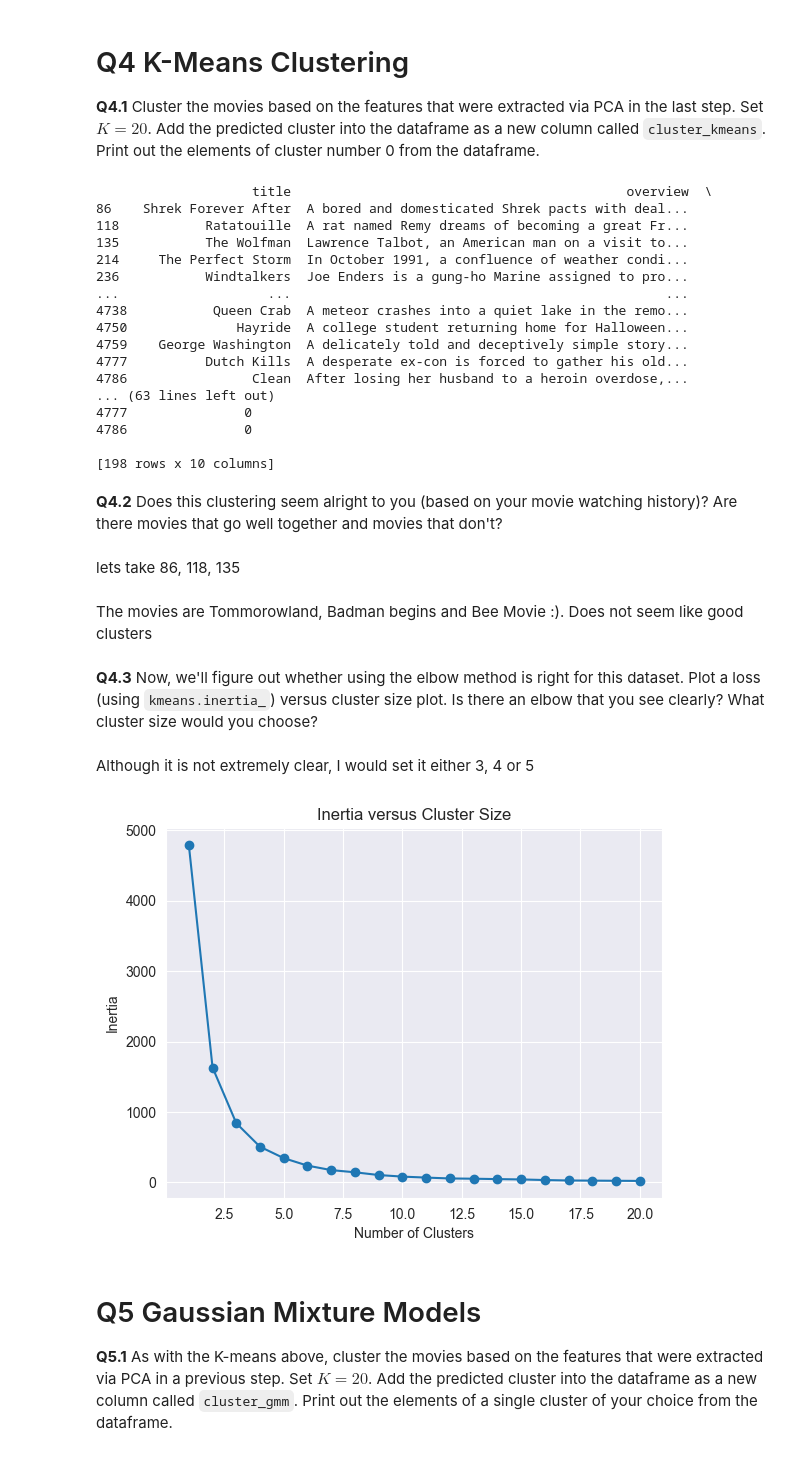
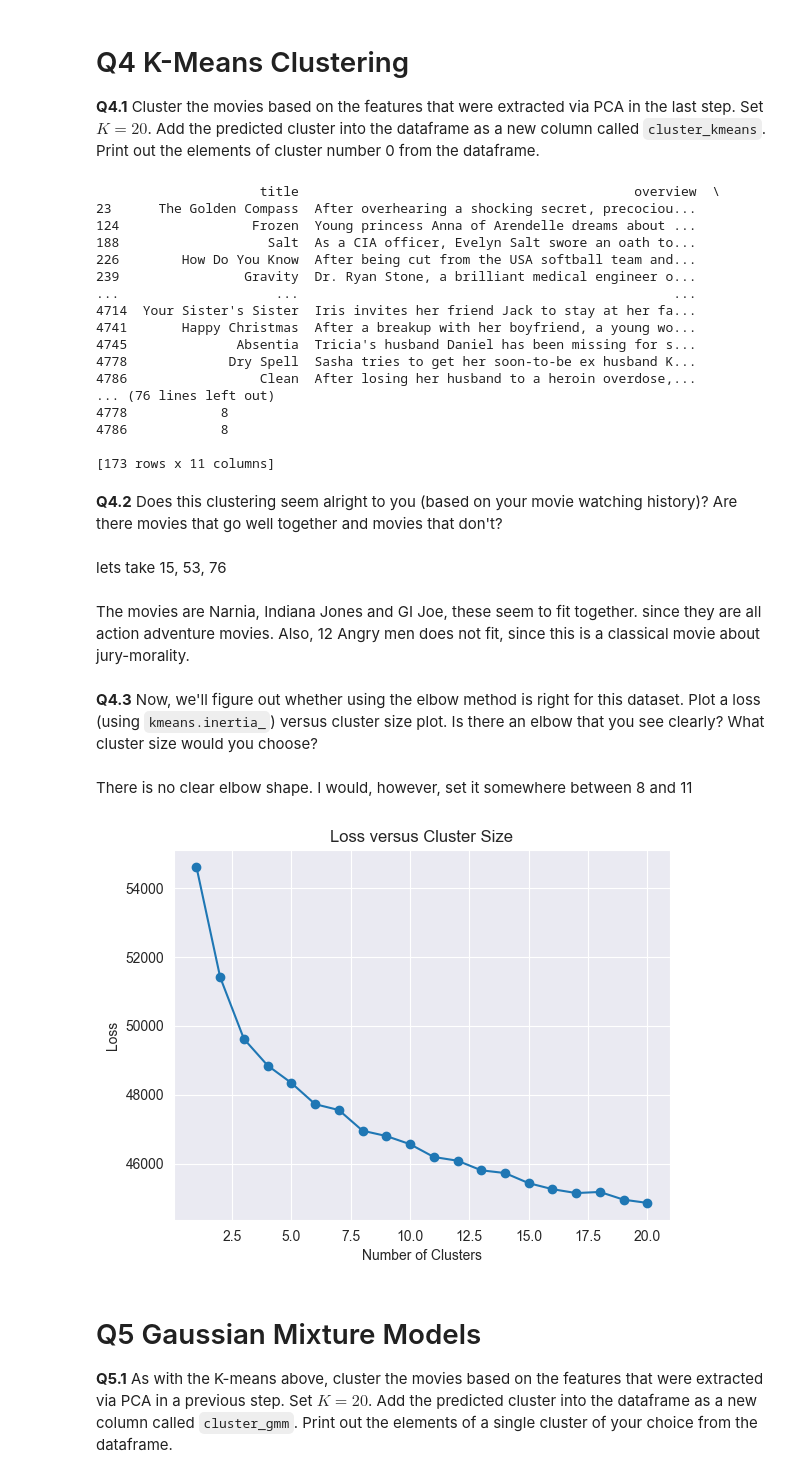
Before and after one commit to Marijnop/Assignments, a Jupyter notebook: Assignment 3 - Empty (1).ipynb, the cells around one changed output. Drawn from its saved outputs; the diff is of its cells as text; code cells hidden in the pictures.

```diff
--- a/Assignment 3 - Empty (1).ipynb
+++ b/Assignment 3 - Empty (1).ipynb
@@ -381,10 +386,10 @@ Number of principal components needed to explain 80% of the total variance: 1
 # %% [markdown]
 **Q3.6** Using the number of dimensions you found in Q3.5, fit and transform your overview encodings using PCA and add it to a new column called `overview_pca` in the dataframe.
 # %%
-n_dims = 1
+n_dims = 1227
 pca = PCA(n_components=n_dims)
 labels_pca = pca.fit_transform(df['one_hot_overview'].tolist())
-df["overview_pca"] = labels_pca
+df["overview_pca"] = labels_pca.tolist()
 df
 # %% [output]
 |  | title | overview | genres | proc_genres | one_hot_genres | proc_overview | overview_len | ... |
@@ -409,10 +414,10 @@ df
 from sklearn.cluster import KMeans
 
 # Perform K-means clustering
-kmeans = KMeans(n_clusters=20, random_state=42)
+kmeans = KMeans(n_clusters=20)
 
 # Reshape overview_pca data to 2D array
-overview_pca_2d = np.array(df['overview_pca'].tolist()).reshape(-1, 1)
+overview_pca_2d = df['overview_pca'].tolist()
 
 # Fit the KMeans model
 kmeans.fit(overview_pca_2d)
@@ -427,53 +432,53 @@ df["cluster_kmeans"] = y_preds
 cluster_0 = df[df["cluster_kmeans"] == 0]
 print(cluster_0)
 # %% [output]
-                    title                                           overview  \
-86    Shrek Forever After  A bored and domesticated Shrek pacts with deal...
-118           Ratatouille  A rat named Remy dreams of becoming a great Fr...
-135           The Wolfman  Lawrence Talbot, an American man on a visit to...
-214     The Perfect Storm  In October 1991, a confluence of weather condi...
-236           Windtalkers  Joe Enders is a gung-ho Marine assigned to pro...
-...                   ...                                                ...
-4738           Queen Crab  A meteor crashes into a quiet lake in the remo...
-4750              Hayride  A college student returning home for Halloween...
-4759    George Washington  A delicately told and deceptively simple story...
-4777          Dutch Kills  A desperate ex-con is forced to gather his old...
-4786                Clean  After losing her husband to a heroin overdose,...
-... (63 lines left out)
-4777               0
-4786               0
+                     title                                           overview  \
+23      The Golden Compass  After overhearing a shocking secret, precociou...
+124                 Frozen  Young princess Anna of Arendelle dreams about ...
+188                   Salt  As a CIA officer, Evelyn Salt swore an oath to...
+226        How Do You Know  After being cut from the USA softball team and...
+239                Gravity  Dr. Ryan Stone, a brilliant medical engineer o...
+...                    ...                                                ...
+4714  Your Sister's Sister  Iris invites her friend Jack to stay at her fa...
+4741       Happy Christmas  After a breakup with her boyfriend, a young wo...
+4745              Absentia  Tricia's husband Daniel has been missing for s...
+4778             Dry Spell  Sasha tries to get her soon-to-be ex husband K...
+4786                 Clean  After losing her husband to a heroin overdose,...
+... (76 lines left out)
+4778            8
+4786            8
 
-[198 rows x 10 columns]
+[173 rows x 11 columns]
 # %% [markdown]
 **Q4.2** Does this clustering seem alright to you (based on your movie watching history)? Are there movies that go well together and movies that don't?
 # %% [markdown]
-lets take 86, 118, 135
+lets take 15, 53, 76
 # %% [markdown]
-The movies are Tommorowland, Badman begins and Bee Movie :). Does not seem like good clusters
+The movies are Narnia, Indiana Jones and GI Joe, these seem to fit together. since they are all action adventure movies. Also, 12 Angry men does not fit, since this is a classical movie about jury-morality.
 # %% [markdown]
 **Q4.3** Now, we'll figure out whether using the elbow method is right for this dataset. Plot a loss (using `kmeans.inertia_`) versus cluster size plot. Is there an elbow that you see clearly? What cluster size would you choose?
 # %% [markdown]
-Although it is not extremely clear, I would set it either 3, 4 or 5
+There is no clear elbow shape. I would, however, set it somewhere between 8 and 11
 # %%
 # List to store inertia values
 inertia_values = []
 
 # Perform K-means clustering for different cluster sizes
 for k in range(1, 21):
-    kmeans = KMeans(n_clusters=k, random_state=42)
-    overview_pca_2d = np.array(df['overview_pca'].tolist()).reshape(-1, 1)
+    kmeans = KMeans(n_clusters=k)
+    overview_pca_2d = df['overview_pca'].tolist()
     kmeans.fit(overview_pca_2d)
     inertia_values.append(kmeans.inertia_)
 
 # Plot loss (inertia) versus cluster size
 plt.plot(range(1, 21), inertia_values, marker='o')
 plt.xlabel('Number of Clusters')
 plt.ylabel('Loss')
 plt.title('Loss versus Cluster Size')
 plt.grid(True)
 plt.show()
 # %% [output]
-[figure, old version]
+[figure, new version]
 # %% [markdown]
 # Q5 Gaussian Mixture Models
 
```
Also changed, not shown: parts of 16 cells of this notebook.
